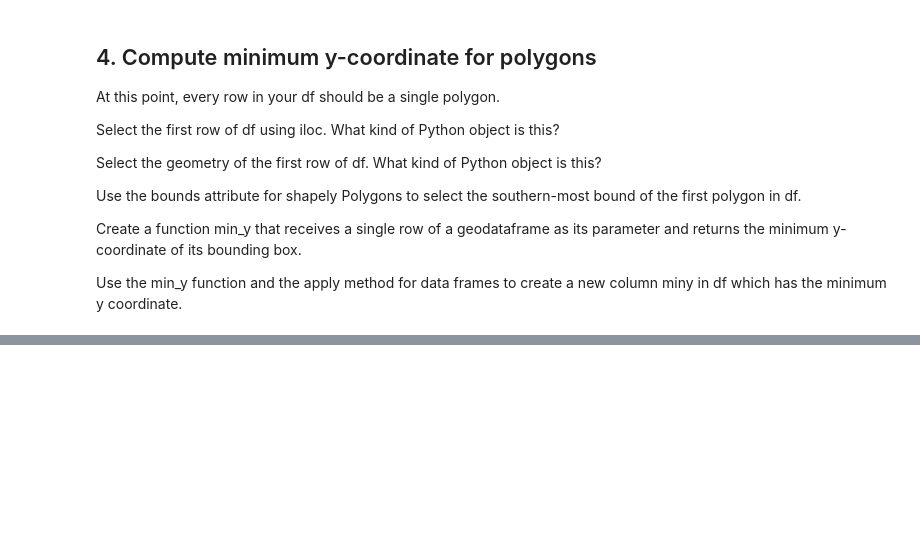
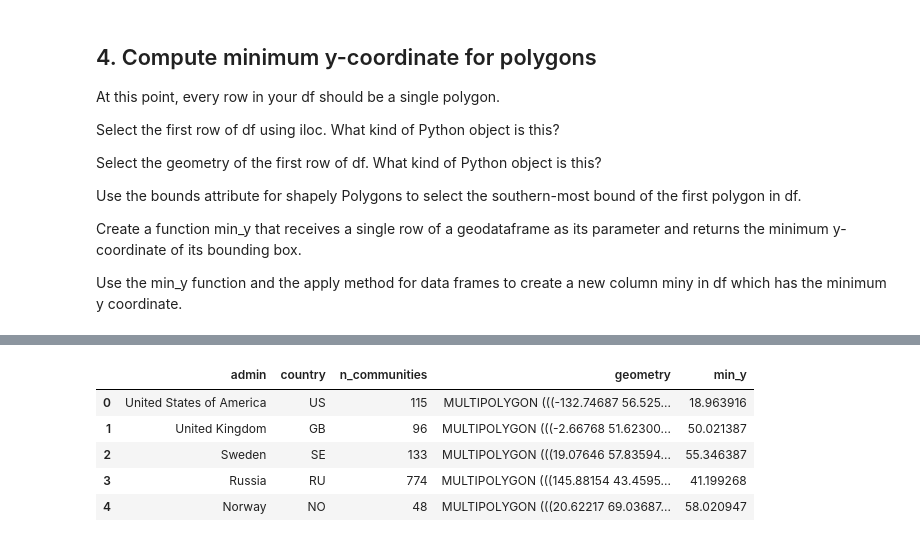
Before and after one commit to IIDonaji/eds220-2025-sections1, a Jupyter notebook: section-6-arctic-communities.ipynb, the cells around one changed output, grey strips where cells are left out. Saved outputs shown, nothing was run; the diff lists cells and outputs as text; code cells hidden in the pictures; blank space fills up the shorter version.

```diff
--- a/section-6-arctic-communities.ipynb
+++ b/section-6-arctic-communities.ipynb
@@ -131,0 +183,11 @@ Use the min_y function and the apply method for data frames to create a new colu
+# %%
+#df.apply(func, axis = 1)
+df['min_y'] = df.apply(func = min_y, axis = 1)
+df.head()
+# %% [output]
+|  | admin | country | n_communities | geometry | min_y |
+| 0 | United States of America | US | 115 | MULTIPOLYGON (((-132.74687 56.525... | 18.963916 |
+| 1 | United Kingdom | GB | 96 | MULTIPOLYGON (((-2.66768 51.62300... | 50.021387 |
+| 2 | Sweden | SE | 133 | MULTIPOLYGON (((19.07646 57.83594... | 55.346387 |
+| 3 | Russia | RU | 774 | MULTIPOLYGON (((145.88154 43.4595... | 41.199268 |
+| 4 | Norway | NO | 48 | MULTIPOLYGON (((20.62217 69.03687... | 58.020947 |
```
Also changed, not shown: parts of 14 cells of this notebook.
